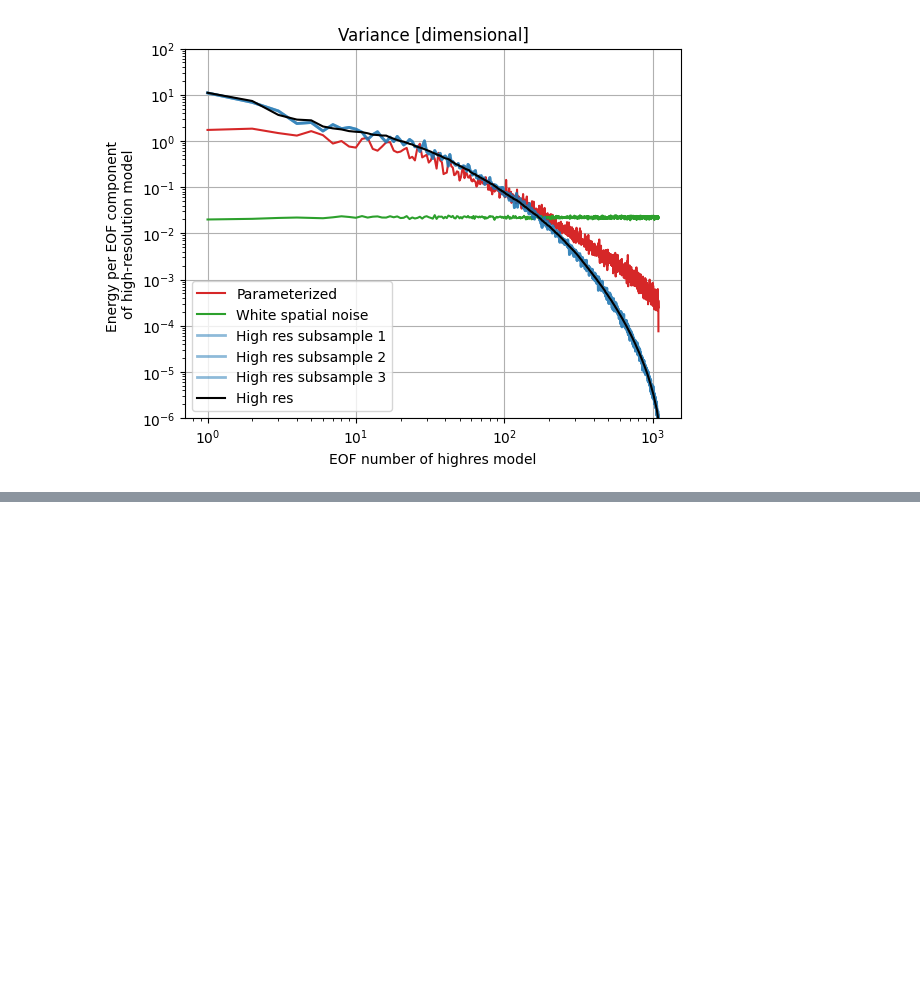
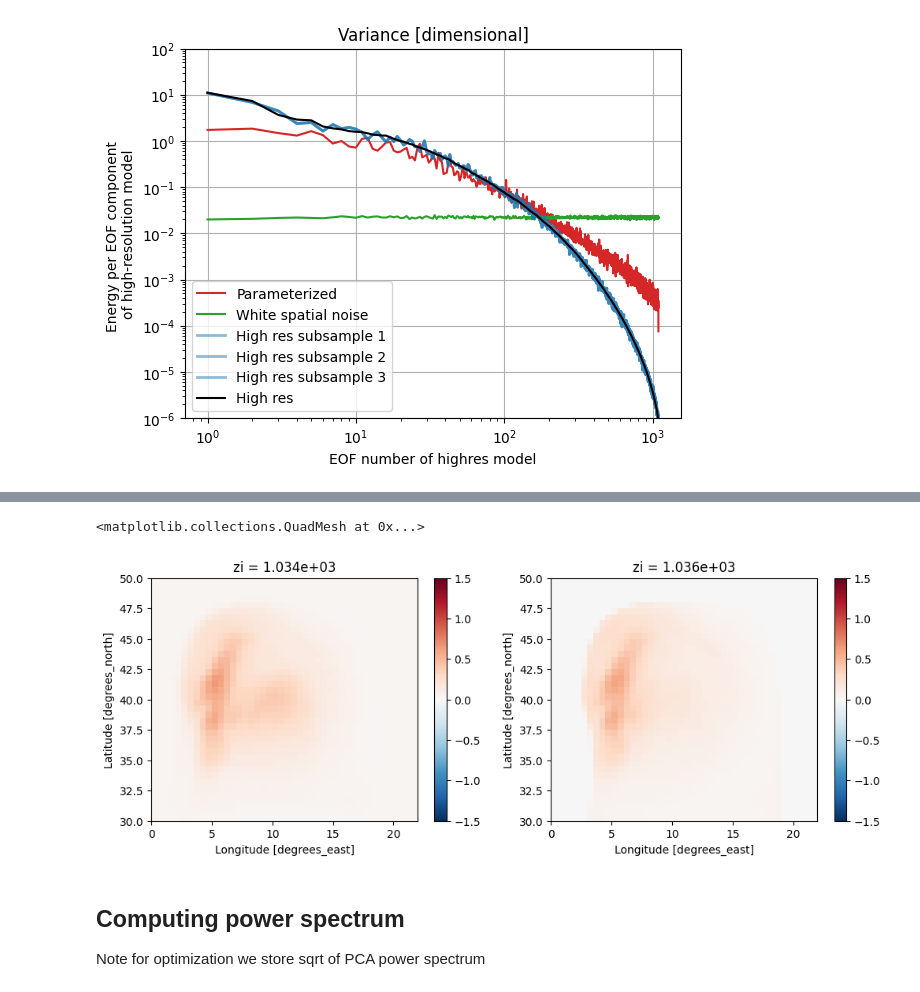
Before and after one commit to m2lines/calibration-MOM6, a Jupyter notebook: notebooks/PCA_loss_function.ipynb, the cells around one changed output, grey strips where cells are left out. Drawn from its saved outputs; the diff is of its cells as text; code cells hidden in the pictures; blank space fills up the shorter version.

```diff
--- a/notebooks/PCA_loss_function.ipynb
+++ b/notebooks/PCA_loss_function.ipynb
@@ -432,0 +457,13 @@ Text(0, 0.5, 'Energy per EOF component \nof high-resolution model')
+# %%
+# For simplicity, we can do not engeneer additional normalization coefficient for variability. Although, we can increase the weighting factor twice to approximately match the vlaues
+plt.figure(figsize=(12,4))
+plt.subplot(1,2,1)
+(dataset['e_std'] / np.sqrt(dataset['e_std_var_PCA'])).isel(zi=0).plot(vmin=-1.5)
+plt.subplot(1,2,2)
+((dataset['e_std']) / np.sqrt(dataset['e_std_var_PCA'])).isel(zi=1).plot(vmin=-1.5)
+# %% [output]
+<matplotlib.collections.QuadMesh at 0x...>
+[figure, added]
+# %% [markdown]
+## Computing power spectrum
+Note for optimization we store sqrt of PCA power spectrum
```
Also changed, not shown: parts of 25 cells of this notebook.
